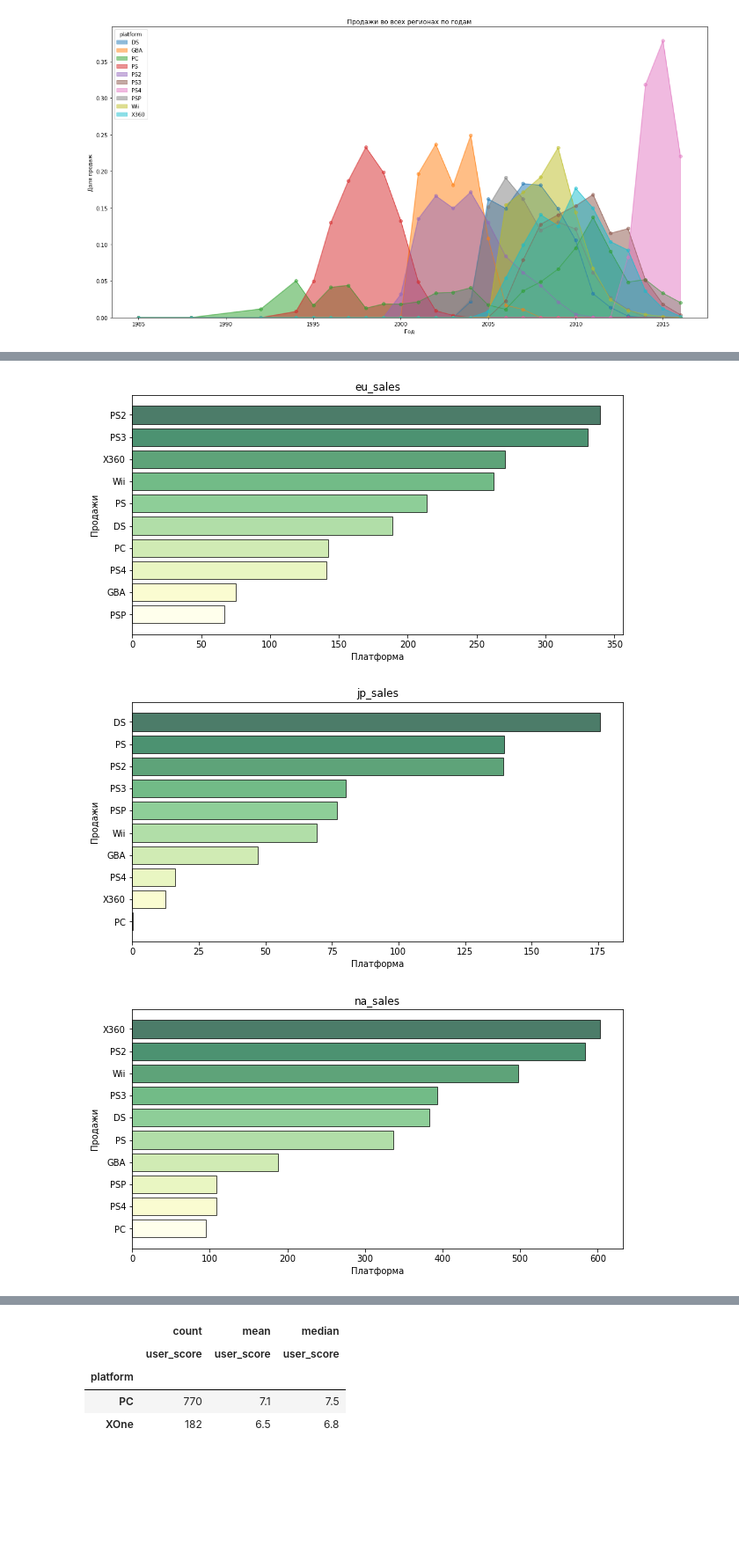
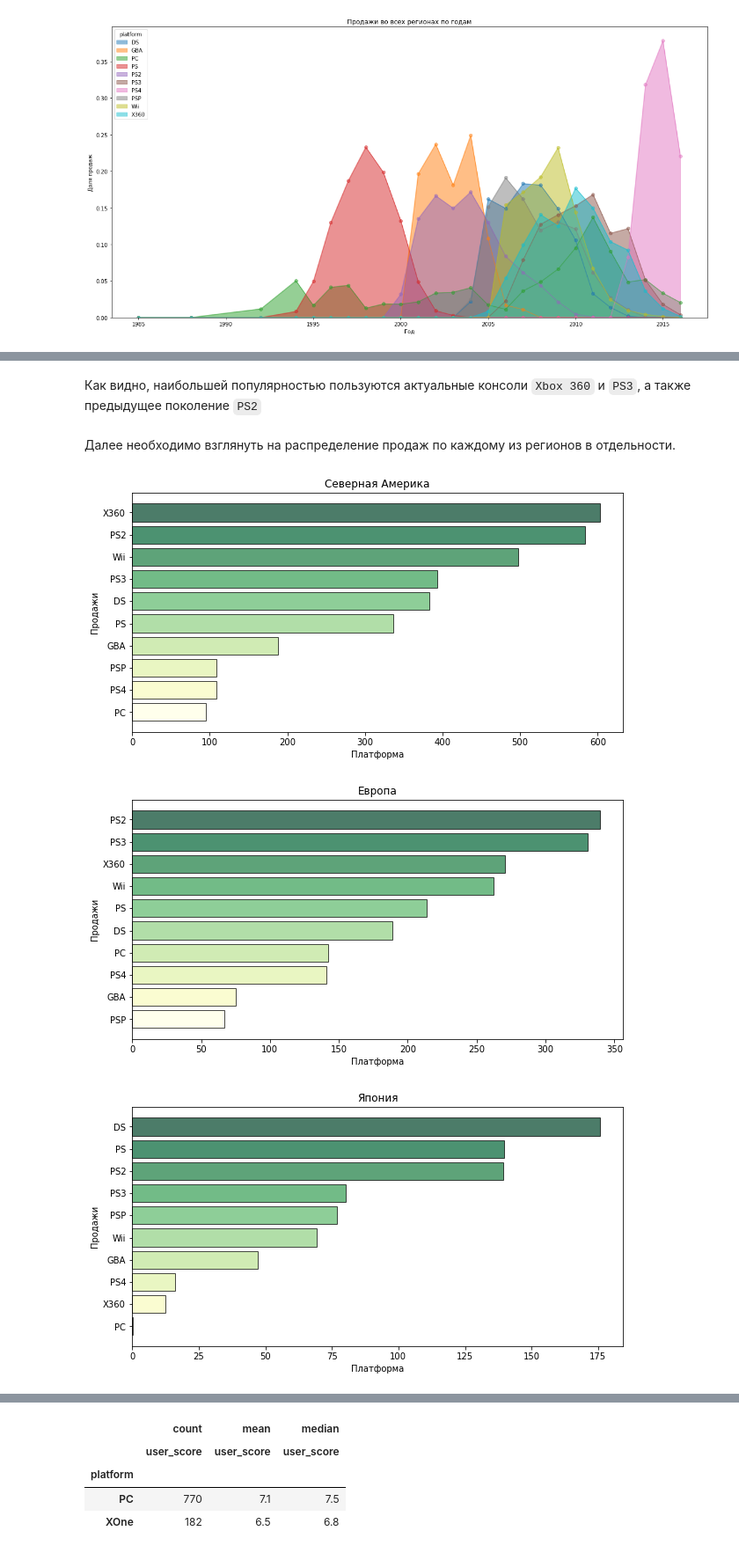
Before and after one commit to fomichev-a-d/yandex_practicum_projects, a Jupyter notebook: gamedev/games.ipynb, the cells around one changed output, grey strips where cells are left out. Shown at 88% size. Drawn from its saved outputs; the diff is of its cells as text; code cells hidden in the pictures; blank space fills up the shorter version.

```diff
--- a/gamedev/games.ipynb
+++ b/gamedev/games.ipynb
@@ -49,7 +161,7 @@ to_fill_as_int = ['year_of_release', 'critic_score']
 for col in to_fill_as_int:
     df[col] = df[col].fillna(0)
 
-    df[col] = df[col].astype('int')
+    df[col] = df[col].astype('int32')
 
     for index in range(len(df[col])):
         if df[col][index] == 0:
@@ -177,6 +324,11 @@ plt.show()
 # %%
-pivot_by_platform = df.pivot_table(index='platform',
-                                   values=['na_sales', 'eu_sales', 'jp_sales', 'other_sales', 'total_sales'],
-                                   aggfunc='sum').sort_values(by='total_sales',
-                                                                ascending=True).tail(10)
+pivot_by_platform = \
+df.pivot_table(index='platform',
+               values=['na_sales',
+                       'eu_sales',
+                       'jp_sales',
+                       'other_sales',
+                       'total_sales'],
+               aggfunc='sum').sort_values(by='total_sales',
+                                          ascending=True)
 # %%
@@ -451,0 +742,16 @@ regions.remove('total_sales')
+# %%
+pivot_by_platform = pivot_by_platform.sort_values(by='total_sales').tail(10)
+x=pivot_by_platform.index
+y=pivot_by_platform['total_sales']
+
+plt.figure(figsize=(10,5))
+
+plt.xlabel('Платформа')
+plt.ylabel('Продажи')
+plt.title('Суммарные продажи')
+
+colors = plt.cm.YlGn(np.linspace(0, 1, len(x)))
+
+plt.barh(x, y, color=colors, edgecolor = "black", alpha=0.7)
+
+plt.show()
@@ -452,21 +760,28 @@ regions.remove('total_sales')
+# %% [markdown]
+Как видно, наибольшей популярностью пользуются актуальные консоли `Xbox 360` и `PS3`, а также предыдущее поколение `PS2`
+# %% [markdown]
+Далее необходимо взглянуть на распределение продаж по каждому из регионов в отдельности.
+# %%
+regions = ['na_sales', 'eu_sales', 'jp_sales', 'other_sales']
+region_names = ['Северная Америка', 'Европа', 'Япония', 'Остальной мир']
 # %%
-for region in regions:
-    pivot_by_platform = pivot_by_platform.sort_values(by=region)
+for index in range(len(regions)):
+    pivot_by_platform = pivot_by_platform.sort_values(by=regions[index]).tail(10)
     x=pivot_by_platform.index
-    y=pivot_by_platform[region]
+    y=pivot_by_platform[regions[index]]
 
     plt.figure(figsize=(10,5))
 
     plt.xlabel('Платформа')
     plt.ylabel('Продажи')
-    plt.title(region)
+    plt.title(region_names[index])
 
     colors = plt.cm.YlGn(np.linspace(0, 1, len(x)))
 
     plt.barh(x, y, color=colors, edgecolor = "black", alpha=0.7)
 
     plt.show()
 # %% [output]
-[figure, old version]
+[figure, new version]
-[figure, old version]
+[figure, new version]
-[figure, old version]
+[figure, new version]
```
Also changed, not shown: parts of 156 cells of this notebook, 1 other file.
